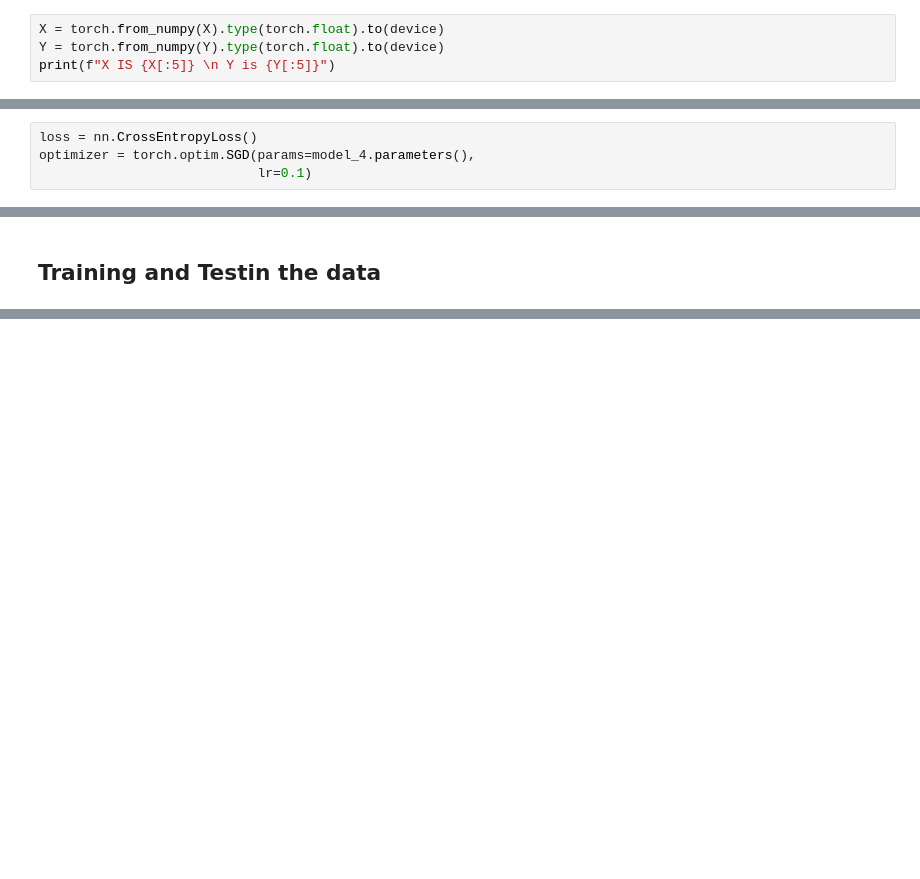
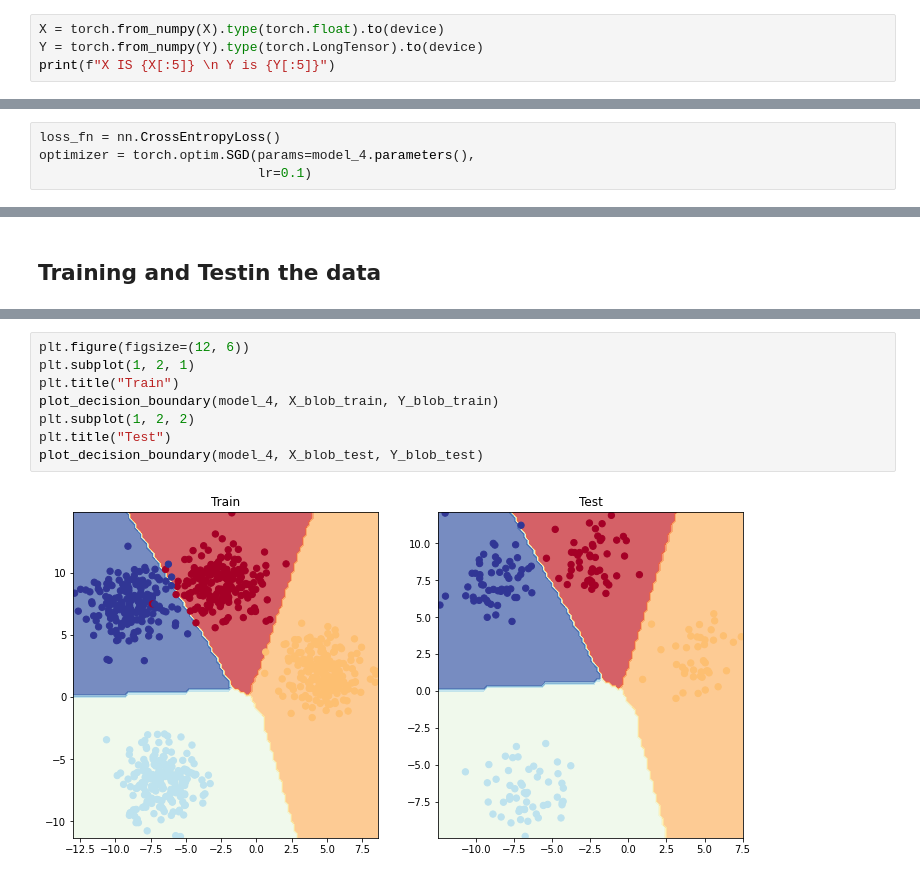
Before and after one commit to Hassan-jr/Deep-Learning, a Jupyter notebook: 02_Pytorch_Neural_Network_Classification.ipynb, the cells around one changed output, grey strips where cells are left out. Saved outputs shown, nothing was run; the diff lists cells and outputs as text; blank space fills up the shorter version.

```diff
--- a/02_Pytorch_Neural_Network_Classification.ipynb
+++ b/02_Pytorch_Neural_Network_Classification.ipynb
@@ -468,7 +468,7 @@ numpy.ndarray
 ## Turn the data into tensors
 # %%
 X = torch.from_numpy(X).type(torch.float).to(device)
-Y = torch.from_numpy(Y).type(torch.float).to(device)
+Y = torch.from_numpy(Y).type(torch.LongTensor).to(device)
 print(f"X IS {X[:5]} \n Y is {Y[:5]}")
 # %% [output]
 X IS tensor([[-8.4134,  6.9352],
@@ -535,7 +535,7 @@ BlobModel(
 # %% [markdown]
 ## LOSS FUNCTION AND OPTIMIZER
 # %%
-loss = nn.CrossEntropyLoss()
+loss_fn = nn.CrossEntropyLoss()
 optimizer = torch.optim.SGD(params=model_4.parameters(),
                             lr=0.1)
 # %% [markdown]
@@ -558,0 +608,10 @@ torch.cuda.manual_seed(42)
+# %%
+plt.figure(figsize=(12, 6))
+plt.subplot(1, 2, 1)
+plt.title("Train")
+plot_decision_boundary(model_4, X_blob_train, Y_blob_train)
+plt.subplot(1, 2, 2)
+plt.title("Test")
+plot_decision_boundary(model_4, X_blob_test, Y_blob_test)
+# %% [output]
+[figure, added]
```
Also changed, not shown: parts of 5 cells of this notebook.
